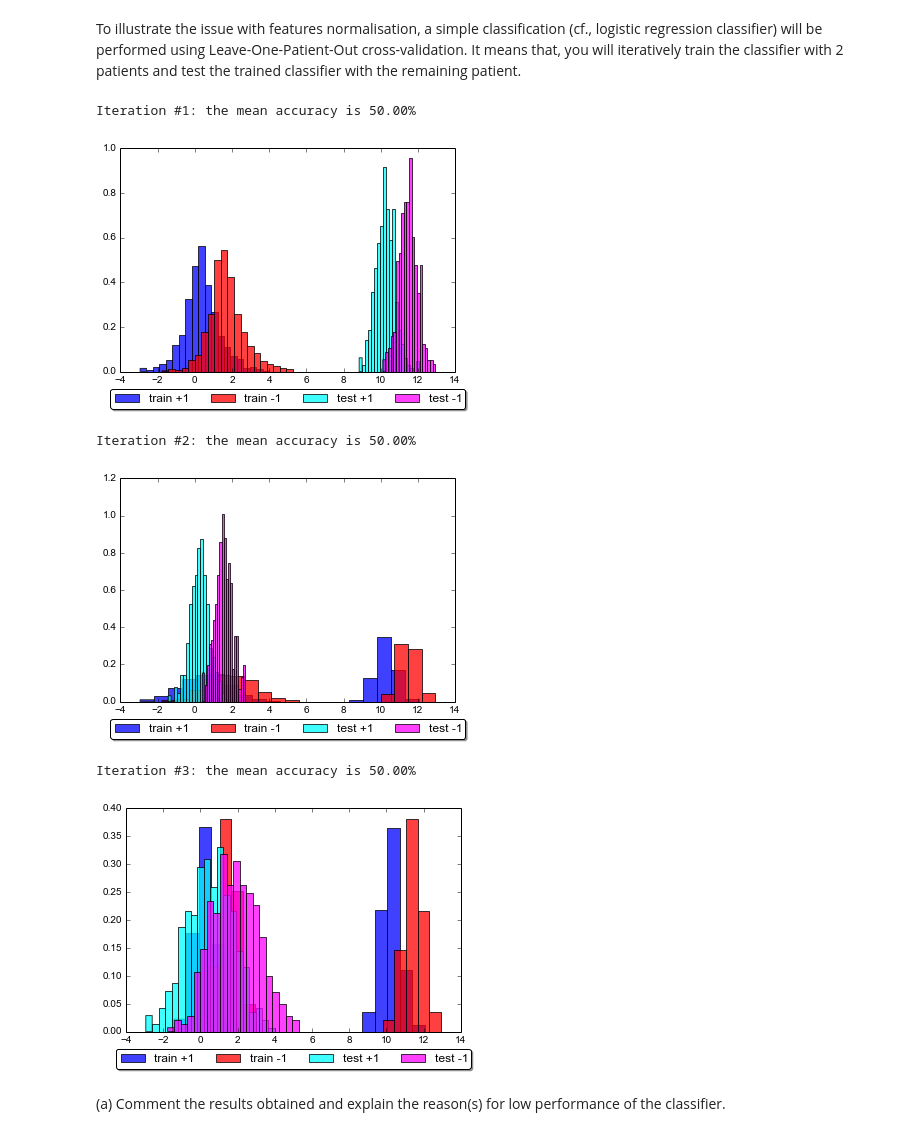
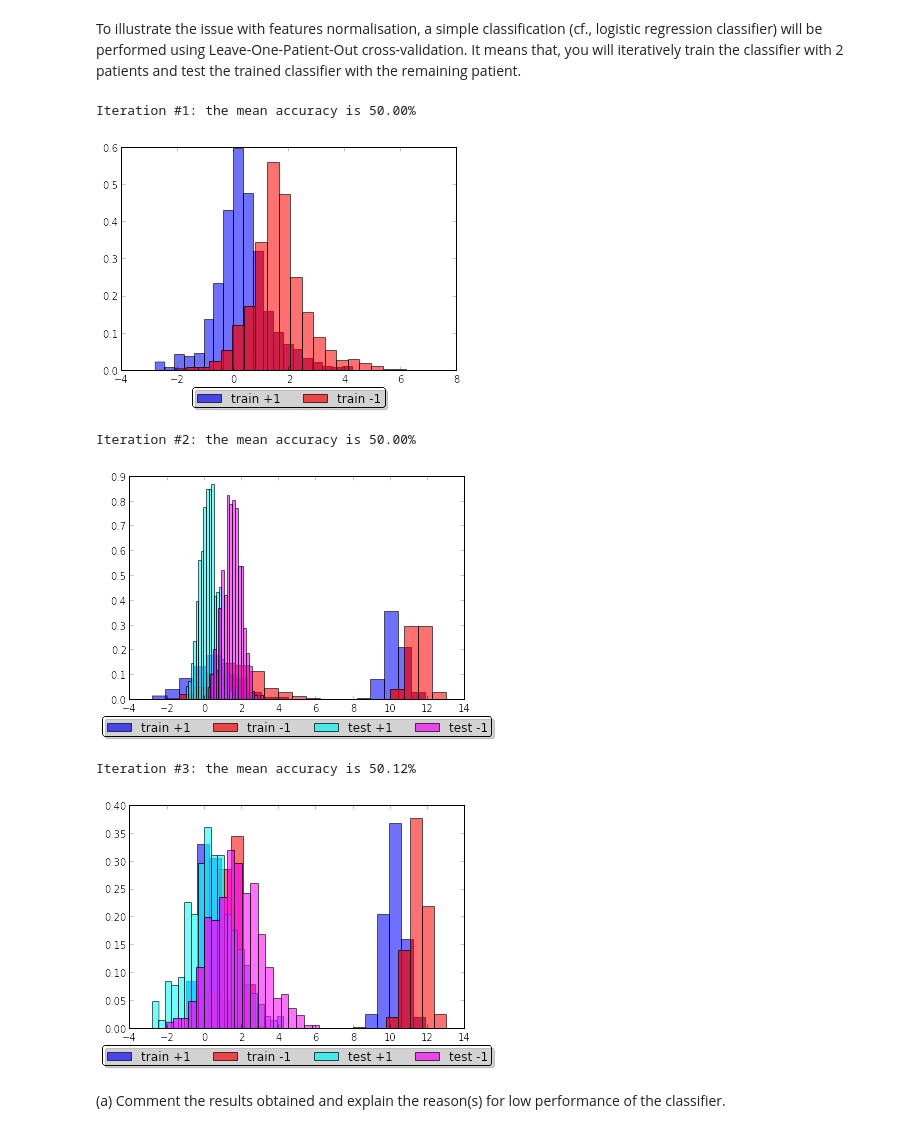
Before and after one commit to ViBOT-Erasmus/B31XI-SI-Features-Normalisation, a Jupyter notebook: features-normalisation.ipynb, the cells around one changed output. Saved outputs shown, nothing was run; the diff lists cells and outputs as text; code cells hidden in the pictures.

```diff
--- a/features-normalisation.ipynb
+++ b/features-normalisation.ipynb
@@ -123,10 +123,7 @@ n, bins, patches = plt.hist(training_data[np.nonzero(training_label == 1)], \
                             nb_bins, normed=1, alpha=0.75, label='train +1')
 n, bins, patches = plt.hist(training_data[np.nonzero(training_label == 0)], \
                             nb_bins, normed=1, facecolor='red', alpha=0.75, label='train -1')
-n, bins, patches = plt.hist(testing_data[np.nonzero(testing_label == 1)], \
-                            nb_bins, normed=1, facecolor='cyan', alpha=0.75, label='test +1')
-n, bins, patches = plt.hist(testing_data[np.nonzero(testing_label == 0)], \
-                            nb_bins, normed=1, facecolor='magenta', alpha=0.75, label='test -1')
+
 plt.legend(loc='upper center', bbox_to_anchor=(0.5, -0.05), fancybox=True, shadow=True, ncol=4)
 plt.show()
 
@@ -151,37 +148,37 @@ n, bins, patches = plt.hist(testing_data[np.nonzero(testing_label == 1)], \
 n, bins, patches = plt.hist(testing_data[np.nonzero(testing_label == 0)], \
                             nb_bins, normed=1, facecolor='magenta', alpha=0.75, label='test -1')
 plt.legend(loc='upper center', bbox_to_anchor=(0.5, -0.05), fancybox=True, shadow=True, ncol=4)
 plt.show()
 
 ### Third iteration - Train with patient #3-#1 and test with patient #2
 # Define the training and testing
 training_data = np.asmatrix(np.concatenate((pt_data_3, pt_data_1))).T
 training_label = np.concatenate((pt_gt_3, pt_gt_1))
 testing_data = np.asmatrix(pt_data_2).T
 testing_label = pt_gt_2
 # Train the classifier
 lr_class.fit(training_data, training_label)
 # Test the classifier
 print 'Iteration #3: the mean accuracy is {0:.2f}%'.format(lr_class.score(testing_data, testing_label) * 100)
 
 fig = plt.figure()
 n, bins, patches = plt.hist(training_data[np.nonzero(training_label == 1)], \
                             nb_bins, normed=1, alpha=0.75, label='train +1')
 n, bins, patches = plt.hist(training_data[np.nonzero(training_label == 0)], \
                             nb_bins, normed=1, facecolor='red', alpha=0.75, label='train -1')
 n, bins, patches = plt.hist(testing_data[np.nonzero(testing_label == 1)], \
                             nb_bins, normed=1, facecolor='cyan', alpha=0.75, label='test +1')
 n, bins, patches = plt.hist(testing_data[np.nonzero(testing_label == 0)], \
                             nb_bins, normed=1, facecolor='magenta', alpha=0.75, label='test -1')
 plt.legend(loc='upper center', bbox_to_anchor=(0.5, -0.05), fancybox=True, shadow=True, ncol=4)
 plt.show()
 # %% [output]
 Iteration #1: the mean accuracy is 50.00%
-[figure, old version]
+[figure, new version]
 Iteration #2: the mean accuracy is 50.00%
-[figure, old version]
+[figure, new version]
-Iteration #3: the mean accuracy is 50.00%
+Iteration #3: the mean accuracy is 50.12%
-[figure, old version]
+[figure, new version]
 # %% [markdown]
 (a) Comment the results obtained and explain the reason(s) for low performance of the classifier.
 # %% [markdown]
```
Also changed, not shown: parts of 5 cells of this notebook.
